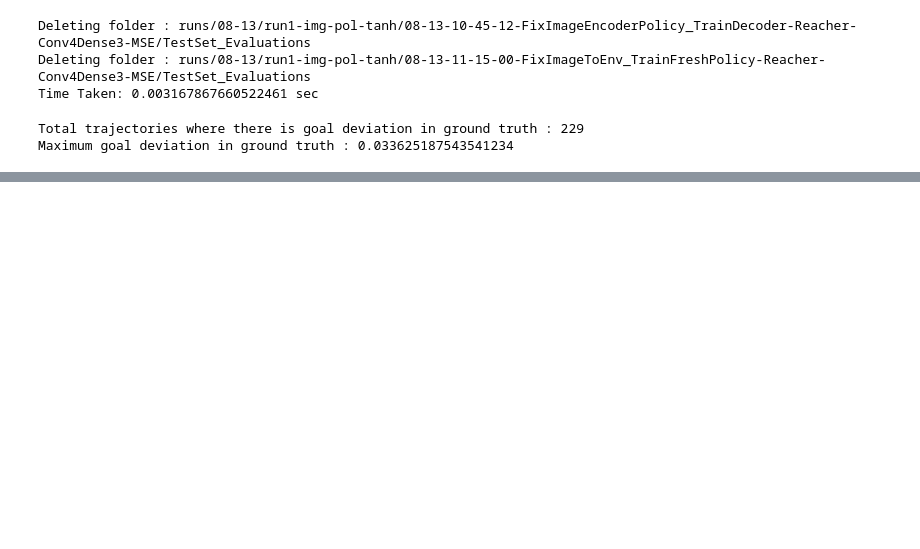
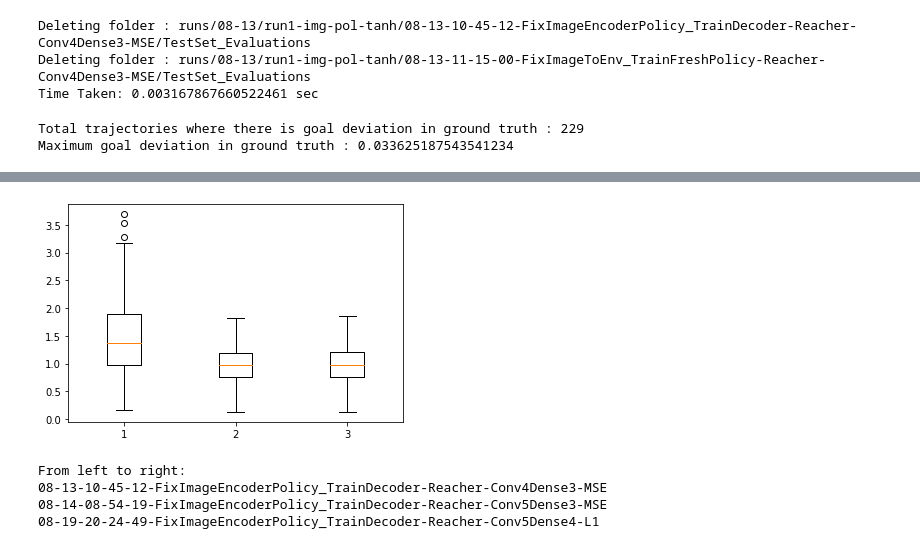
Before and after one commit to PradeepKadubandi/DemoPlanner, a Jupyter notebook: SimpleReacherExperiments.ipynb, the cells around one changed output, grey strips where cells are left out. Saved outputs shown, nothing was run; the diff lists cells and outputs as text; code cells hidden in the pictures; blank space fills up the shorter version.

```diff
--- a/SimpleReacherExperiments.ipynb
+++ b/SimpleReacherExperiments.ipynb
@@ -609,0 +602,11 @@ for i in range(2, 6):
+# %%
+box_plot_across_runs(include=['08-13-10-45-12-FixImageEncoderPolicy_TrainDecoder-Reacher-Conv4Dense3-MSE',
+                              '08-14-08-54-19-FixImageEncoderPolicy_TrainDecoder-Reacher-Conv5Dense3-MSE',
+                              '08-19-20-24-49-FixImageEncoderPolicy_TrainDecoder-Reacher-Conv5Dense4-L1'
+                             ])
+# %% [output]
+[figure, added]
+From left to right:
+08-13-10-45-12-FixImageEncoderPolicy_TrainDecoder-Reacher-Conv4Dense3-MSE
+08-14-08-54-19-FixImageEncoderPolicy_TrainDecoder-Reacher-Conv5Dense3-MSE
+08-19-20-24-49-FixImageEncoderPolicy_TrainDecoder-Reacher-Conv5Dense4-L1
```
Also changed, not shown: parts of 33 cells of this notebook, 1 other file.
